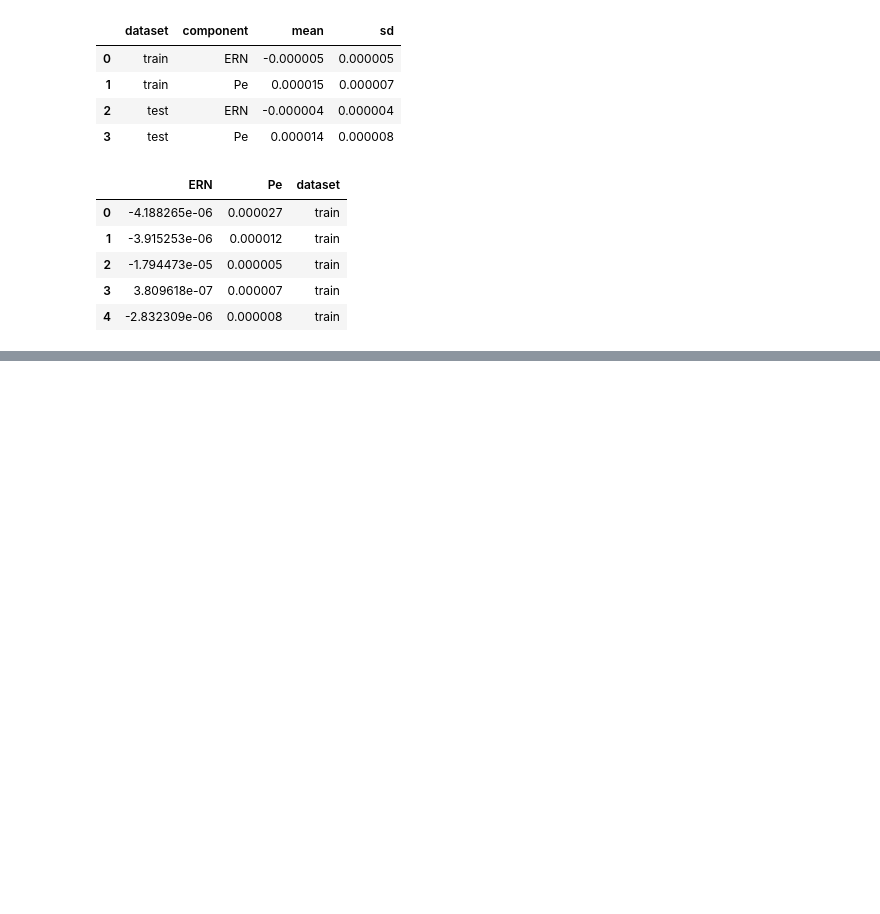
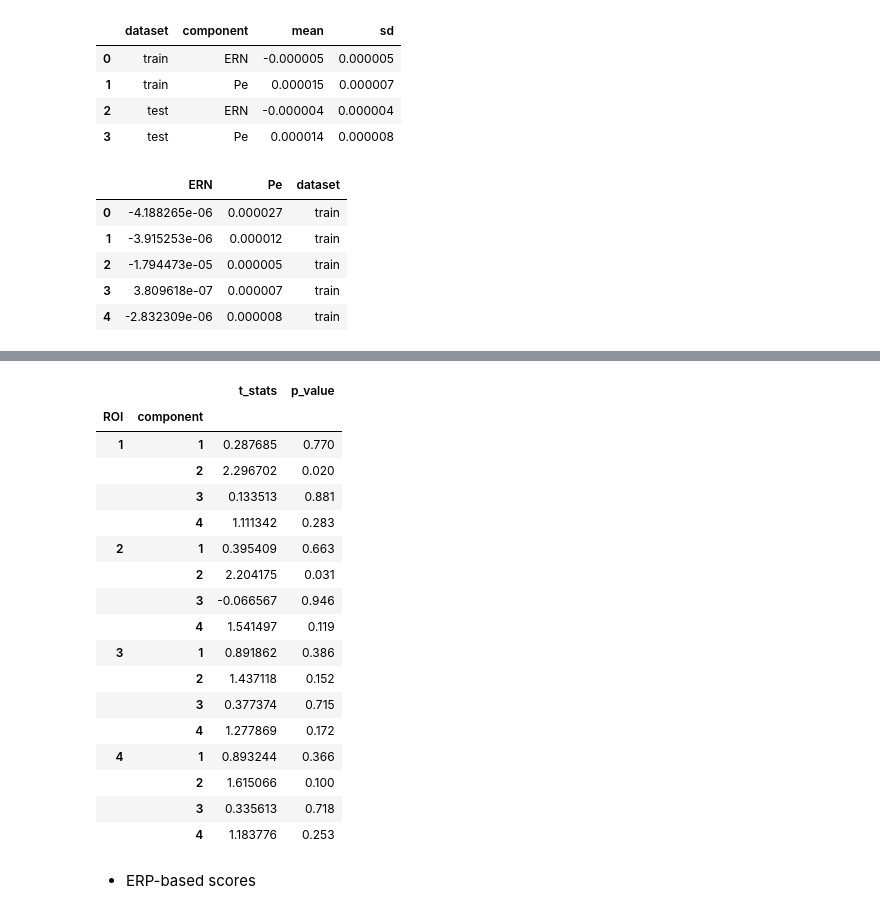
Before and after one commit to abelowska/erroneurous, a Jupyter notebook: notebooks/comnponents_scores_summary.ipynb, the cells around one changed output, grey strips where cells are left out. Cells and saved outputs as stored; diff of their text form; code cells hidden in the pictures; blank space fills up the shorter version.

Commit message:
Adds statistical tests for differences between trainig and testing sets

```diff
--- a/notebooks/comnponents_scores_summary.ipynb
+++ b/notebooks/comnponents_scores_summary.ipynb
@@ -353,2 +378,5 @@ results_df
 # %%
 results_df.to_csv('../public_data/results/components_scores/scores_per_component_stats.csv')
+# %%
+per_participant_results_PCA = per_participant_results.copy()
+per_participant_results_PCA.head()
@@ -493,0 +543,41 @@ per_participant_results.to_csv('../public_data/results/components_scores/scores_
+# %%
+grouped_results = per_participant_results_PCA.groupby(by=["dataset", 'ROI', 'component_num'])
+PCA_scores_differences_results = pd.DataFrame()
+
+for roi in range(1,5):
+    for component_num in range(1,5):
+        X_train = grouped_results.get_group(('train', roi, component_num))['score'].to_numpy()
+        X_test = grouped_results.get_group(('test', roi, component_num))['score'].to_numpy()
+
+        t_stat, p_val = scipy.stats.ttest_ind(X_train, X_test, permutations=1000)
+
+        this_result = pd.DataFrame({
+            'ROI': [roi],
+            'component': [component_num],
+            't_stats': [t_stat],
+            'p_value': [p_val],
+        })
+
+        PCA_scores_differences_results = pd.concat([PCA_scores_differences_results, this_result], ignore_index=True)
+# %%
+PCA_scores_differences_results = PCA_scores_differences_results.set_index(['ROI', 'component'])
+PCA_scores_differences_results
+# %% [output]
+|  |  | t_stats | p_value |
+| ROI | component |  |  |
+| 1 | 1 | 0.287685 | 0.770 |
+|  | 2 | 2.296702 | 0.020 |
+|  | 3 | 0.133513 | 0.881 |
+|  | 4 | 1.111342 | 0.283 |
+| 2 | 1 | 0.395409 | 0.663 |
+|  | 2 | 2.204175 | 0.031 |
+|  | 3 | -0.066567 | 0.946 |
+|  | 4 | 1.541497 | 0.119 |
+| 3 | 1 | 0.891862 | 0.386 |
+|  | 2 | 1.437118 | 0.152 |
+|  | 3 | 0.377374 | 0.715 |
+|  | 4 | 1.277869 | 0.172 |
+| 4 | 1 | 0.893244 | 0.366 |
+|  | 2 | 1.615066 | 0.100 |
+|  | 3 | 0.335613 | 0.718 |
+|  | 4 | 1.183776 | 0.253 |
@@ -493,0 +586,2 @@ per_participant_results.to_csv('../public_data/results/components_scores/scores_
+# %% [markdown]
+- ERP-based scores
```
Also changed, not shown: parts of 16 cells of this notebook.
